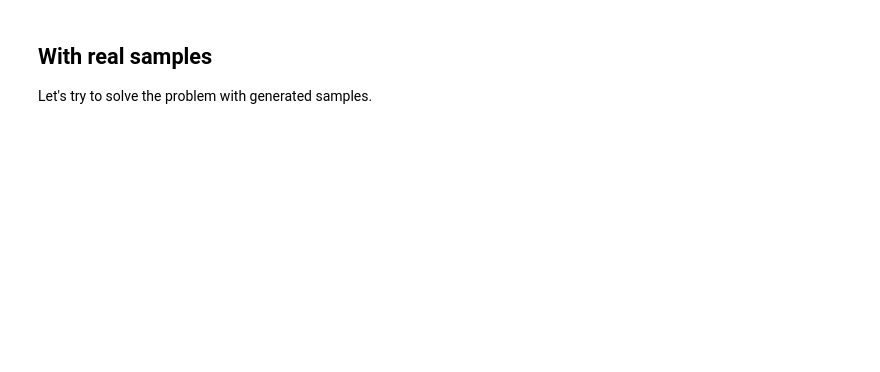
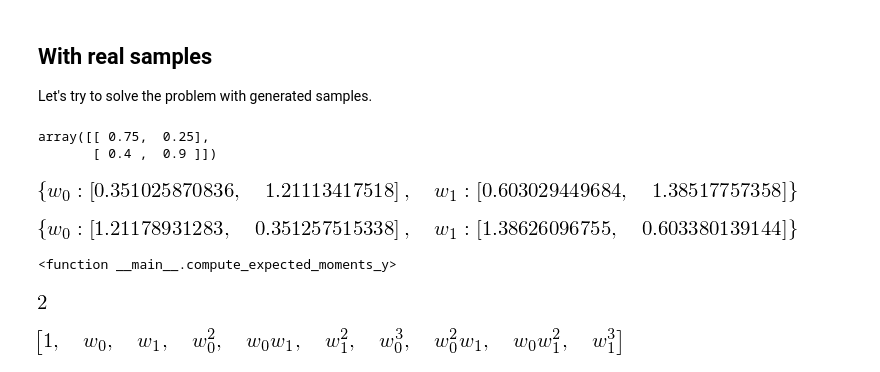
Before and after one commit to sidaw/polymom, a Jupyter notebook: MixtureLinearRegressions.ipynb, the cells around one changed output. Drawn from its saved outputs; the diff is of its cells as text; code cells hidden in the pictures; blank space fills up the shorter version.

```diff
--- a/MixtureLinearRegressions.ipynb
+++ b/MixtureLinearRegressions.ipynb
@@ -160,15 +145,41 @@ def compute_expected_moments_y(ys, xs, alphabs):
             moments[(alpha,b)] += (monomial(x, alpha) * y**b - moments[(alpha,b)])/(i+1)
     return moments
 # %%
-ys, xs = model.sample(1e6)
+ys, xs = model.sample(1e5)
 moments_x = compute_expected_moments(xs, alphas_)
 moments_y = compute_expected_moments_y(ys, xs, alphabs)
-# %%
-import MomentMatrix as mm; reload(mm)
-
-constrs = get_constraint_polynomials(moments_y, moments_x, deg_x, deg_b)
-display(constrs)
-M, sol = mm.solve_moments_with_constraints(R.symbols, constrs, 2, slack=0. 3)
-M.pretty_print(sol)
-print M.extract_solutions_lasserre(sol['x'], Kmax=2)
-print ws
+# %%
+
+from mompy.core import MomentMatrix
+import mompy.solvers as solvers; reload(solvers)
+import mompy.extractors as extractors; reload(extractors)
+
+constrs = get_constraint_polynomials(moments_y, moments_x, deg_x, deg_b)
+M = MomentMatrix(3, R.symbols, morder='grevlex')
+solsdp = solvers.solve_generalized_mom(M, constrs, None)
+#sol = solvers.solve_moments_with_convexiterations(M, constrs, 3)
+display(model.betas)
+display(extractors.extract_solutions_lasserre(M, sol['x'], Kmax=2))
+
+display(extractors.extract_solutions_dreesen_proto(M, sol['x'], Kmax=2))
+sol = extractors.extract_solutions_dreesen_proto(M, sol['x'], Kmax=2)
+ws_rec = array([sol[sp.symbols('w0')], sol[sp.symbols('w1')]])
+# %% [output]
+array([[ 0.75,  0.25],
+       [ 0.4 ,  0.9 ]])
+[figure, added]
+[figure, added]
+# %%
+compute_expected_moments_y
+# %% [output]
+<function __main__.compute_expected_moments_y>
+# %%
+import scipy as sc
+import numpy.linalg
+np.linalg.matrix_rank((M.numeric_instance(solsdp['x'])), 1e-2)
+# %% [output]
+[figure, added]
+# %%
+M.row_monos
+# %% [output]
+[figure, added]
```
Also changed, not shown: parts of 7 cells of this notebook, 1 other file.
